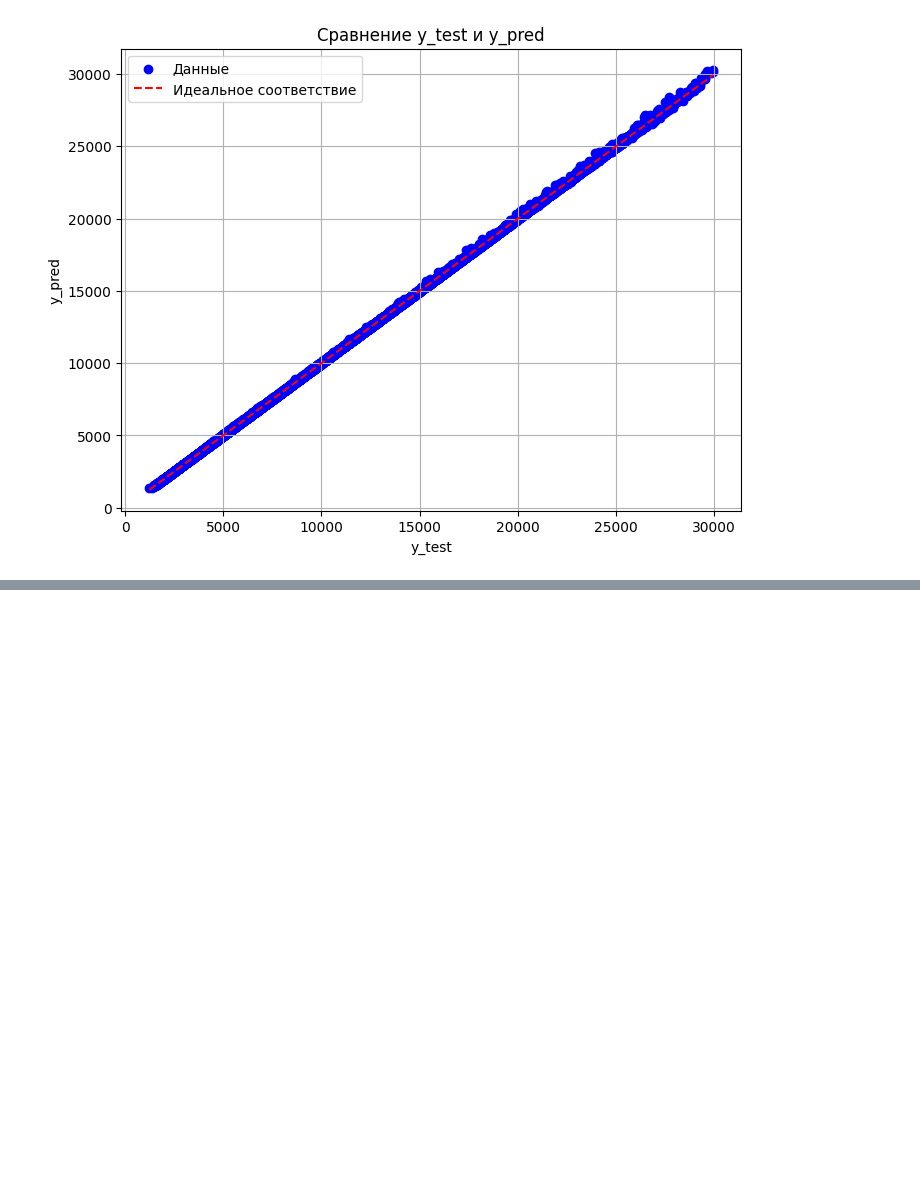
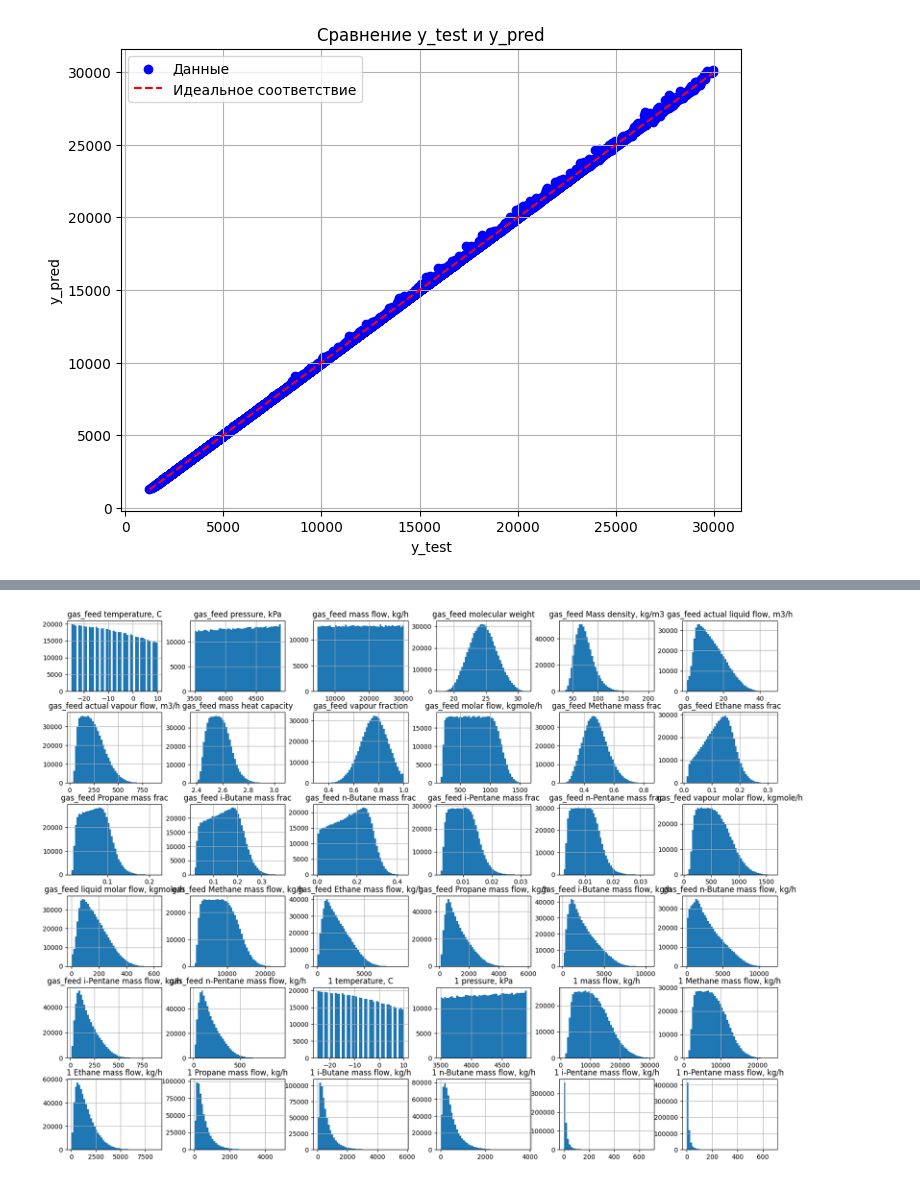
Before and after one commit to Rus-tam/AI_models, a Jupyter notebook: low_temp_dist_19_06.ipynb, the cells around one changed output, grey strips where cells are left out. Cells and saved outputs as stored; diff of their text form; code cells hidden in the pictures; blank space fills up the shorter version.

Commit message:
sep_vap_mass_flow_model

```diff
--- a/low_temp_dist_19_06.ipynb
+++ b/low_temp_dist_19_06.ipynb
@@ -40,4 +40,20 @@ data['gas_feed i-Butane molar flow, kgmole/h'] = data['gas_feed i-Butane mass fl
 data['gas_feed n-Butane molar flow, kgmole/h'] = data['gas_feed n-Butane mass flow, kg/h'] / 58.12
 data['gas_feed i-Pentane molar flow, kgmole/h'] = data['gas_feed i-Pentane mass flow, kg/h'] / 72.15
 data['gas_feed n-Pentane molar flow, kgmole/h'] = data['gas_feed n-Pentane mass flow, kg/h'] / 72.15
+
+data['1 Methane mass flow, kg/h'] = data['1 mass flow, kg/h'] * data['1 Methane mass frac']
+data['1 Ethane mass flow, kg/h'] = data['1 mass flow, kg/h'] * data['1 Ethane mass frac']
+data['1 Propane mass flow, kg/h'] = data['1 mass flow, kg/h'] * data['1 Propane mass frac']
+data['1 i-Butane mass flow, kg/h'] = data['1 mass flow, kg/h'] * data['1 i-Butane mass frac']
+data['1 n-Butane mass flow, kg/h'] = data['1 mass flow, kg/h'] * data['1 n-Butane mass frac']
+data['1 i-Pentane mass flow, kg/h'] = data['1 mass flow, kg/h'] * data['1 i-Pentane mass frac']
+data['1 n-Pentane mass flow, kg/h'] = data['1 mass flow, kg/h'] * data['1 n-Pentane mass frac']
+
+data['1 Methane molar flow, kgmole/h'] = data['1 Methane mass flow, kg/h'] / 16.04
+data['1 Ethane molar flow, kgmole/h'] = data['1 Ethane mass flow, kg/h'] / 30
+data['1 Propane molar flow, kgmole/h'] = data['1 Propane mass flow, kg/h'] / 44
+data['1 i-Butane molar flow, kgmole/h'] = data['1 i-Butane mass flow, kg/h'] / 58.12
+data['1 n-Butane molar flow, kgmole/h'] = data['1 n-Butane mass flow, kg/h'] / 58.12
+data['1 i-Pentane molar flow, kgmole/h'] = data['1 i-Pentane mass flow, kg/h'] / 72.15
+data['1 n-Pentane molar flow, kgmole/h'] = data['1 n-Pentane mass flow, kg/h'] / 72.15
 # %% [markdown]
@@ -1389,0 +1423,15 @@ sep_vap_mass_flow_model.save('./models/low_temp_dist_19_06/sep_vap_mass_flow_mod
+# %%
+sep_vap_composition_data = data[[
+    'gas_feed temperature, C', 'gas_feed pressure, kPa', 'gas_feed mass flow, kg/h', 'gas_feed molecular weight',
+    'gas_feed Mass density, kg/m3', 'gas_feed actual liquid flow, m3/h', 'gas_feed actual vapour flow, m3/h',
+    'gas_feed mass heat capacity', 'gas_feed vapour fraction', 'gas_feed molar flow, kgmole/h',
+    'gas_feed Methane mass frac', 'gas_feed Ethane mass frac', 'gas_feed Propane mass frac', 'gas_feed i-Butane mass frac',
+    'gas_feed n-Butane mass frac', 'gas_feed i-Pentane mass frac', 'gas_feed n-Pentane mass frac',
+    'gas_feed vapour molar flow, kgmole/h', 'gas_feed liquid molar flow, kgmole/h', 'gas_feed Methane mass flow, kg/h',
+    'gas_feed Ethane mass flow, kg/h', 'gas_feed Propane mass flow, kg/h', 'gas_feed i-Butane mass flow, kg/h',
+    'gas_feed n-Butane mass flow, kg/h', 'gas_feed i-Pentane mass flow, kg/h', 'gas_feed n-Pentane mass flow, kg/h',
+    '1 temperature, C', '1 pressure, kPa', '1 mass flow, kg/h',
+    '1 Methane mass flow, kg/h', '1 Ethane mass flow, kg/h', '1 Propane mass flow, kg/h',
+    '1 i-Butane mass flow, kg/h', '1 n-Butane mass flow, kg/h', '1 i-Pentane mass flow, kg/h',
+    '1 n-Pentane mass flow, kg/h',
+]]
@@ -1389,0 +1451,4 @@ sep_vap_mass_flow_model.save('./models/low_temp_dist_19_06/sep_vap_mass_flow_mod
+# %%
+sep_vap_composition_data.hist(bins=50, figsize=(20, 15));
+# %% [output]
+[figure, added]
```
Also changed, not shown: parts of 20 cells of this notebook, 1 other file.
